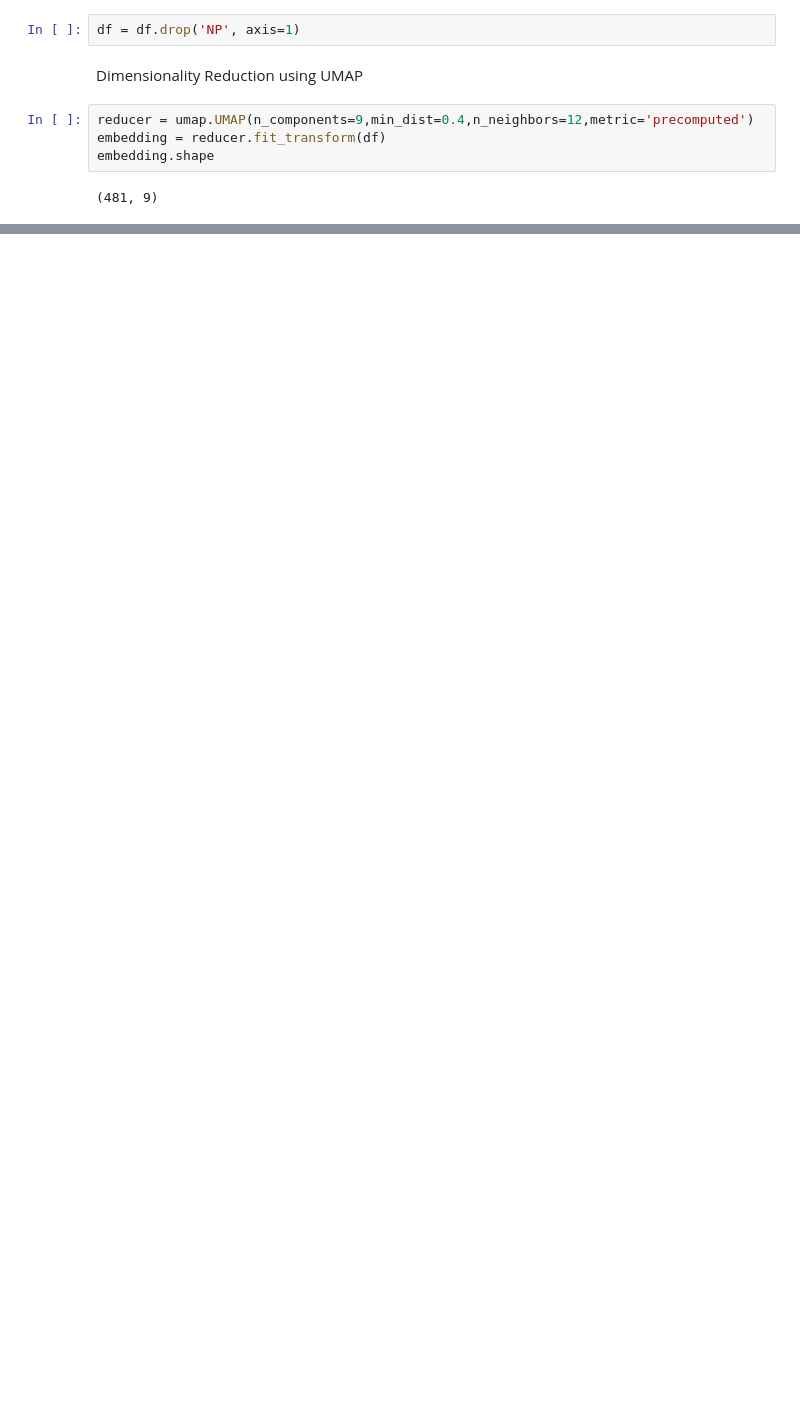
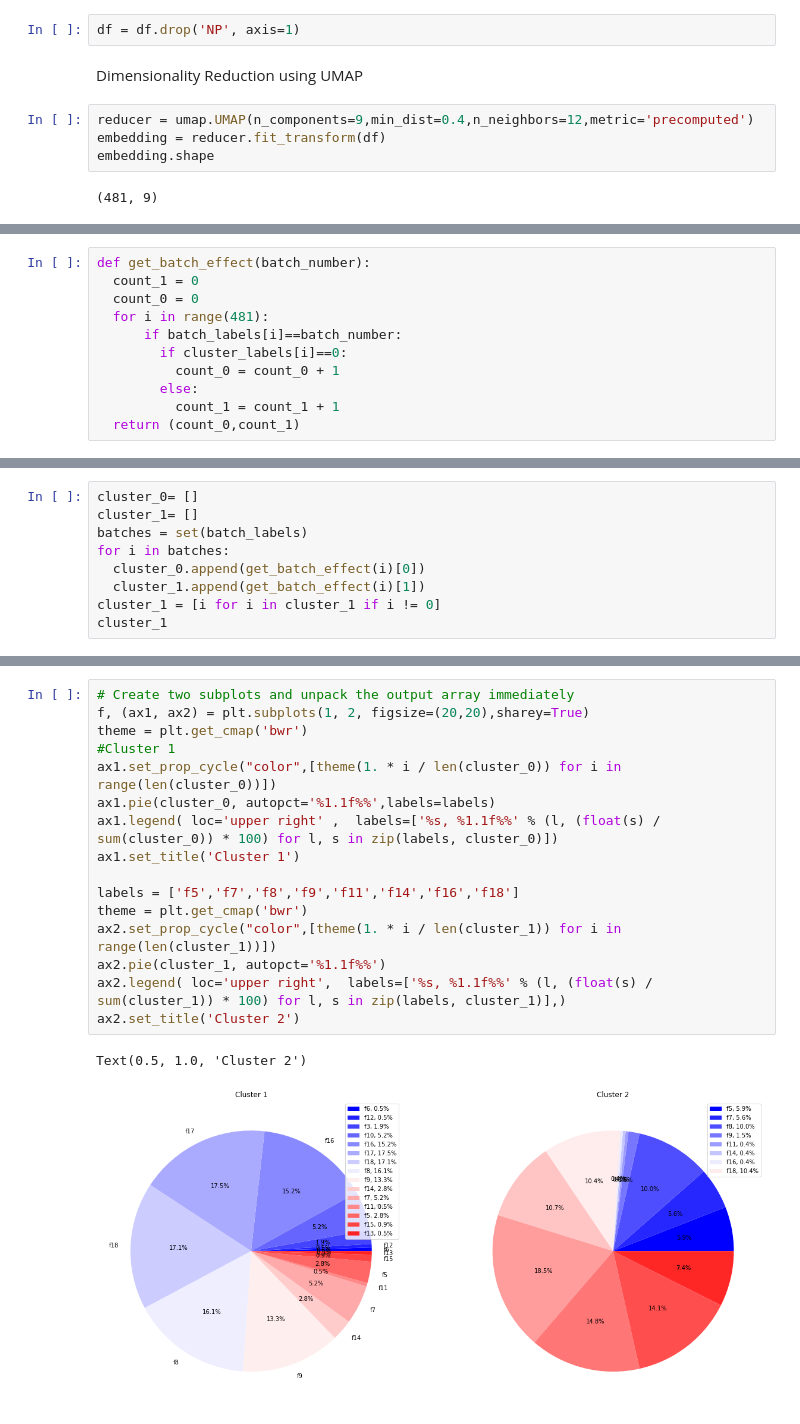
Before and after one commit to humpyreddy96/ClusterAnalysis, a Jupyter notebook: scGAMClusterAnalysis.ipynb, the cells around one changed output, grey strips where cells are left out. Drawn from its saved outputs; the diff is of its cells as text; blank space fills up the shorter version.

```diff
--- a/scGAMClusterAnalysis.ipynb
+++ b/scGAMClusterAnalysis.ipynb
@@ -141,0 +161,11 @@ plt.scatter(embedding[:, 0], embedding[:, 1], marker=".", s=60, lw=0, c=colors)
+# %%
+def get_batch_effect(batch_number):
+  count_1 = 0
+  count_0 = 0
+  for i in range(481):
+      if batch_labels[i]==batch_number:
+        if cluster_labels[i]==0:
+          count_0 = count_0 + 1
+        else:
+          count_1 = count_1 + 1
+  return (count_0,count_1)
@@ -141,0 +174,9 @@ plt.scatter(embedding[:, 0], embedding[:, 1], marker=".", s=60, lw=0, c=colors)
+# %%
+cluster_0= []
+cluster_1= []
+batches = set(batch_labels)
+for i in batches:
+  cluster_0.append(get_batch_effect(i)[0])
+  cluster_1.append(get_batch_effect(i)[1])
+cluster_1 = [i for i in cluster_1 if i != 0]
+cluster_1
@@ -141,0 +186,19 @@ plt.scatter(embedding[:, 0], embedding[:, 1], marker=".", s=60, lw=0, c=colors)
+# %%
+# Create two subplots and unpack the output array immediately
+f, (ax1, ax2) = plt.subplots(1, 2, figsize=(20,20),sharey=True)
+theme = plt.get_cmap('bwr')
+#Cluster 1
+ax1.set_prop_cycle("color",[theme(1. * i / len(cluster_0)) for i in range(len(cluster_0))])
+ax1.pie(cluster_0, autopct='%1.1f%%',labels=labels)
+ax1.legend( loc='upper right' ,  labels=['%s, %1.1f%%' % (l, (float(s) / sum(cluster_0)) * 100) for l, s in zip(labels, cluster_0)])
+ax1.set_title('Cluster 1')
+
+labels = ['f5','f7','f8','f9','f11','f14','f16','f18']
+theme = plt.get_cmap('bwr')
+ax2.set_prop_cycle("color",[theme(1. * i / len(cluster_1)) for i in range(len(cluster_1))])
+ax2.pie(cluster_1, autopct='%1.1f%%')
+ax2.legend( loc='upper right',  labels=['%s, %1.1f%%' % (l, (float(s) / sum(cluster_1)) * 100) for l, s in zip(labels, cluster_1)],)
+ax2.set_title('Cluster 2')
+# %% [output]
+Text(0.5, 1.0, 'Cluster 2')
+[figure, added]
```
Also changed, not shown: parts of 12 cells of this notebook.
